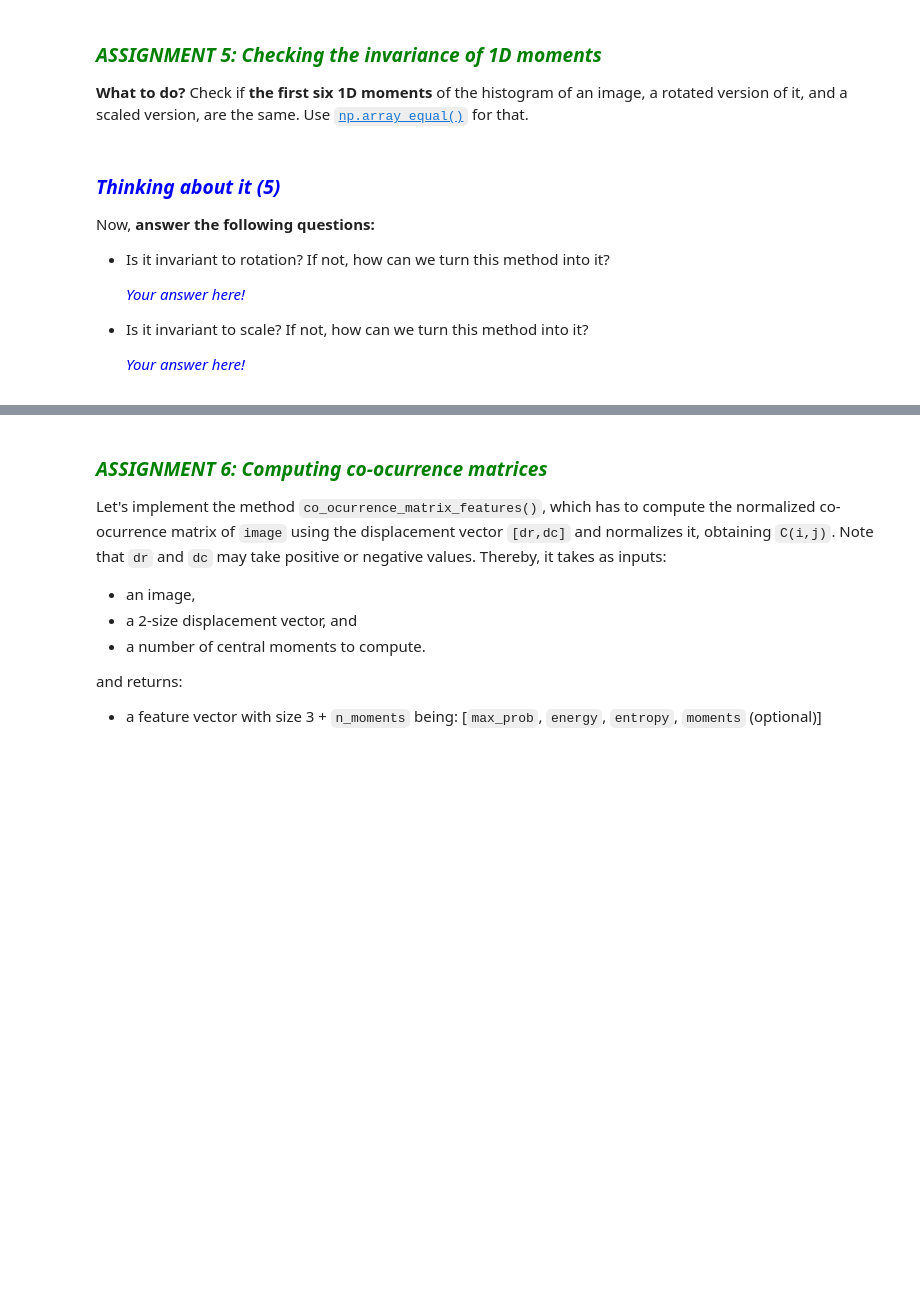
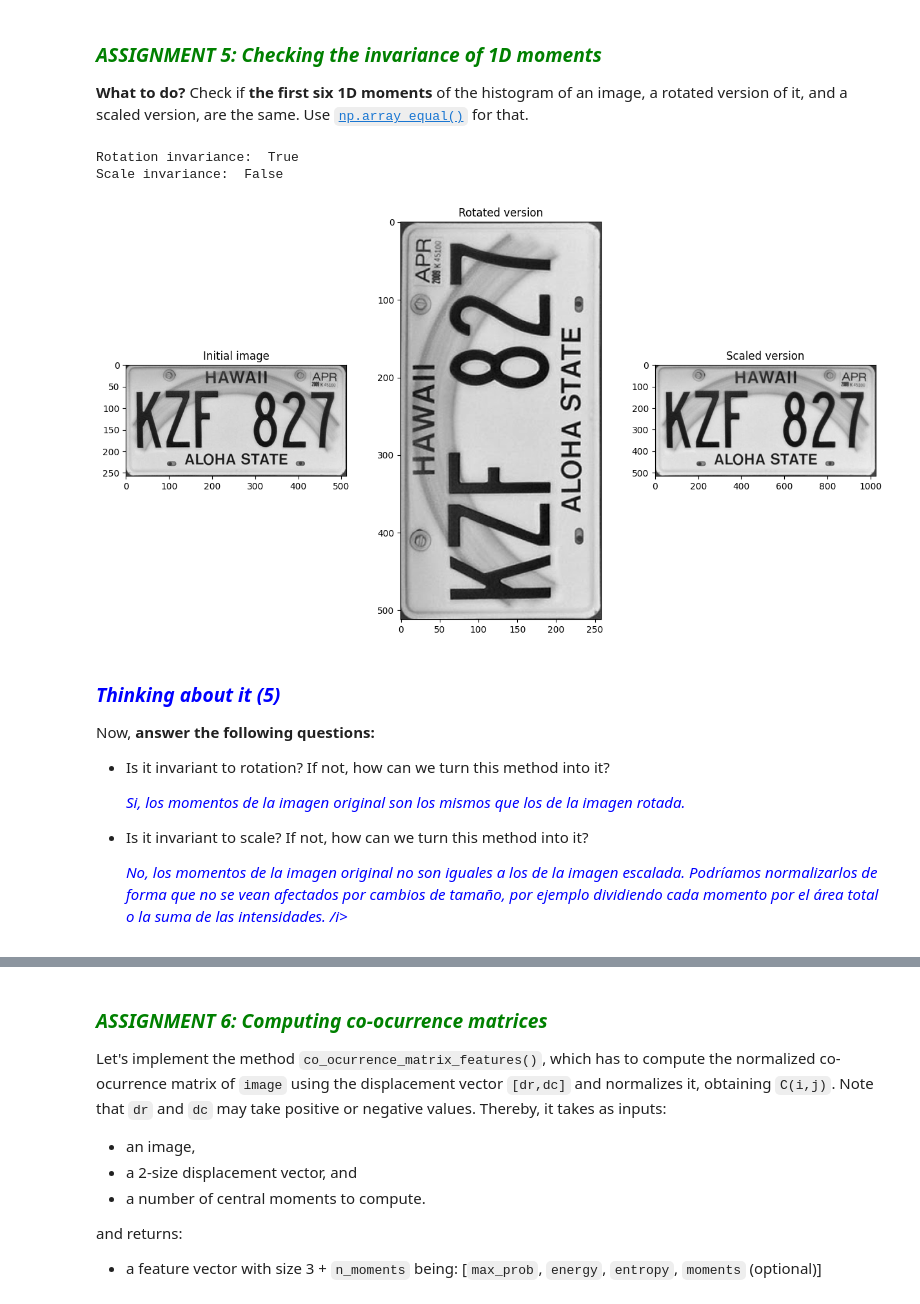
Before and after one commit to projectGeorge/uma_cv_2025, a Jupyter notebook: Chapter 06. Region Description/6.2 Region-content description.ipynb, the cells around one changed output, grey strips where cells are left out. Cells and saved outputs as stored; diff of their text form; code cells hidden in the pictures; blank space fills up the shorter version.

```diff
--- a/Chapter 06. Region Description/6.2 Region-content description.ipynb
+++ b/Chapter 06. Region Description/6.2 Region-content description.ipynb
@@ -580,36 +580,40 @@ Now that we can obtain the first `k` moments of an image histogram, we are going
 # %%
 # Assignment 5
 
 # Read image and compute histogram moments
 image = cv2.imread(images_path + 'hawaii.jpg',0)
-moments = histogram_moments(None,6)
+moments = histogram_moments(image,6)
 
 # Rotate image and compute histogram moments
-image_rotated = np.rot90(None)
-moments_rotated = histogram_moments(None,6)
+image_rotated = np.rot90(image)
+moments_rotated = histogram_moments(image_rotated,6)
 
 # Resize image and compute histogram moments
-image_scaled = cv2.resize(None, dsize=None, fx=None, fy=None) # keep the dsize=None
-moments_scaled = histogram_moments(None,6)
+image_scaled = cv2.resize(image, dsize=None, fx=2, fy=2) # keep the dsize=None
+moments_scaled = histogram_moments(image_scaled,6)
 
 # Compare results
-print("Rotation invariance: ", np.array_equal(None,None))
-print("Scale invariance: ", np.array_equal(None,None))
+print("Rotation invariance: ", np.array_equal(moments,moments_rotated))
+print("Scale invariance: ", np.array_equal(moments,moments_scaled))
 
 # Show the initial image
 plt.subplot(131)
 plt.title('Initial image')
 plt.imshow(image, cmap='gray')
 
 # Show the rotated version
 plt.subplot(132)
 plt.title('Rotated version')
 plt.imshow(image_rotated, cmap='gray')
 
 # Show the scaled version
 plt.subplot(133)
 plt.title('Scaled version')
 plt.imshow(image_scaled, cmap='gray');
+# %% [output]
+Rotation invariance:  True
+Scale invariance:  False
+[figure, added]
 # %% [markdown]
 ### <font color="blue"><b><i>Thinking about it (5)</i></b></font>
 
@@ -617,11 +621,11 @@ Now, **answer the following questions:**
 
 - Is it invariant to rotation? If not, how can we turn this method into it?
 
-    <p style="margin: 4px 0px 6px 5px; color:blue"><i>Your answer here!</i></p>
+    <p style="margin: 4px 0px 6px 5px; color:blue"><i>Si, los momentos de la imagen original son los mismos que los de la imagen rotada.</i></p>
 
 - Is it invariant to scale? If not, how can we turn this method into it?
 
-    <p style="margin: 4px 0px 0px 5px; color:blue"><i>Your answer here!</i></p>
+    <p style="margin: 4px 0px 0px 5px; color:blue"><i>No, los momentos de la imagen original no son iguales a los de la imagen escalada. Podríamos normalizarlos de forma que no se vean afectados por cambios de tamaño, por ejemplo dividiendo cada momento por el área total o la suma de las intensidades. /i></p>
 # %% [markdown]
 ### 6.2.3.2 Co-ocurrence matrix <a id="6232"></a>
 
```
Also changed, not shown: parts of 5 cells of this notebook.
